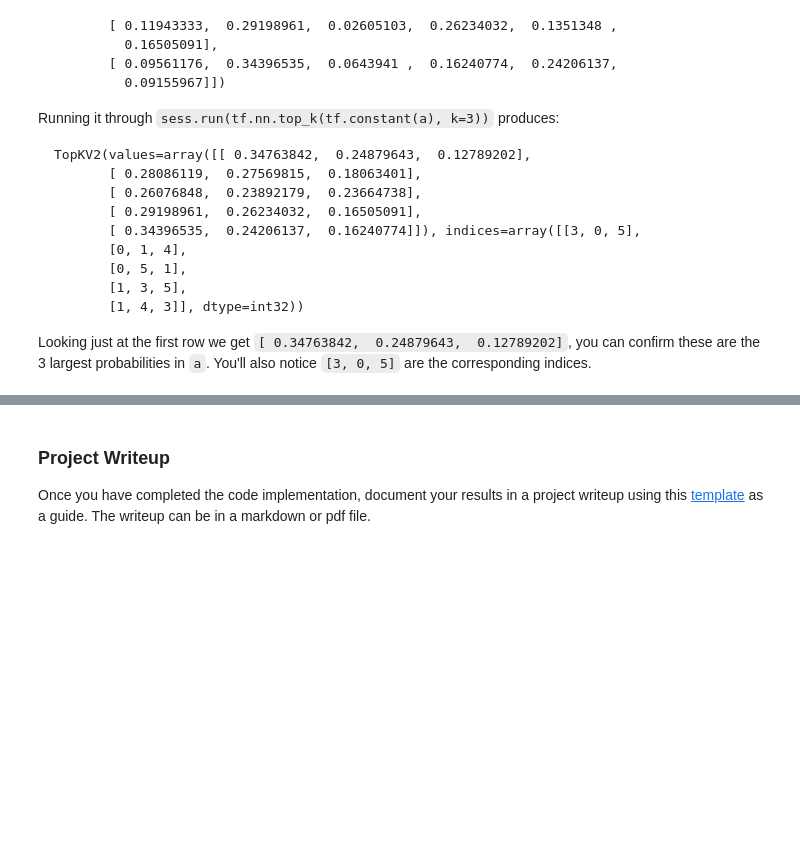
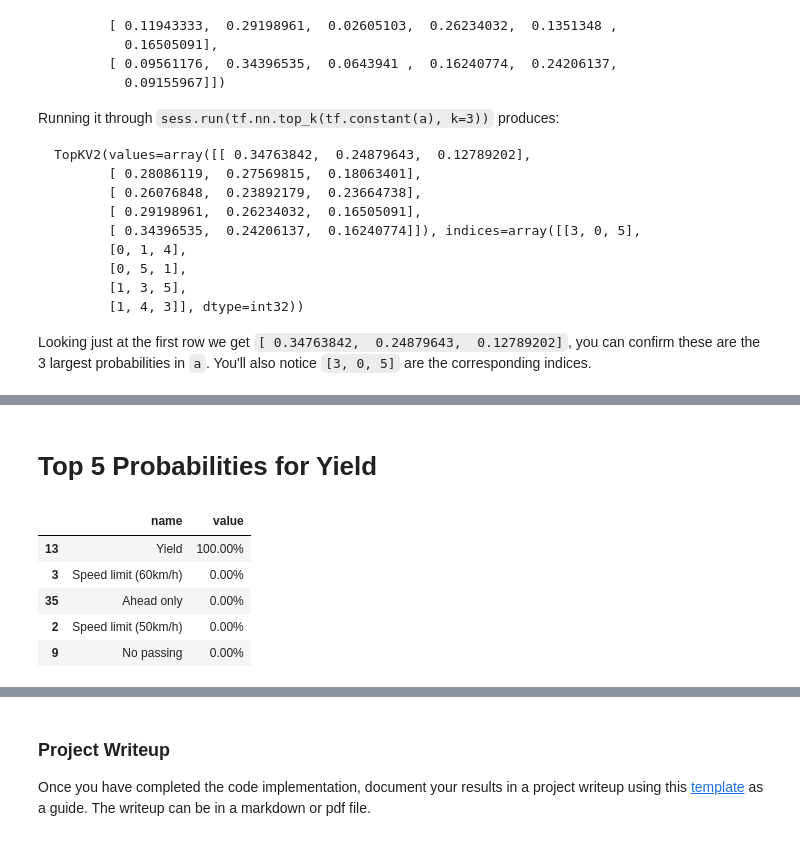
Before and after one commit to blown302/german-traffic-sign-detection, a Jupyter notebook: Traffic_Sign_Classifier.ipynb, the cells around one changed output, grey strips where cells are left out. Saved outputs shown, nothing was run; the diff lists cells and outputs as text; code cells hidden in the pictures; blank space fills up the shorter version.

```diff
--- a/Traffic_Sign_Classifier.ipynb
+++ b/Traffic_Sign_Classifier.ipynb
@@ -471,0 +484,11 @@ res values: [[-19.71408081 -31.11143684 -23.60350609 -24.27824402 -31.48574638
+# %% [markdown]
+# Top 5 Probabilities for Yield
+# %%
+get_data_frame(1).style.format({'value':"{:.2%}"})
+# %% [output]
+|  | name | value |
+| 13 | Yield | 100.00% |
+| 3 | Speed limit (60km/h) | 0.00% |
+| 35 | Ahead only | 0.00% |
+| 2 | Speed limit (50km/h) | 0.00% |
+| 9 | No passing | 0.00% |
```
Also changed, not shown: parts of 17 cells of this notebook, 7 other files.
